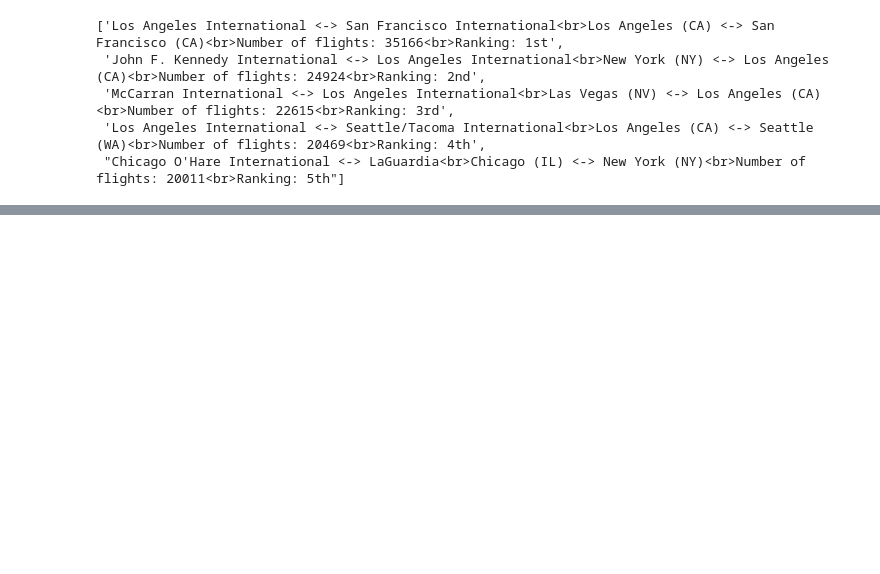
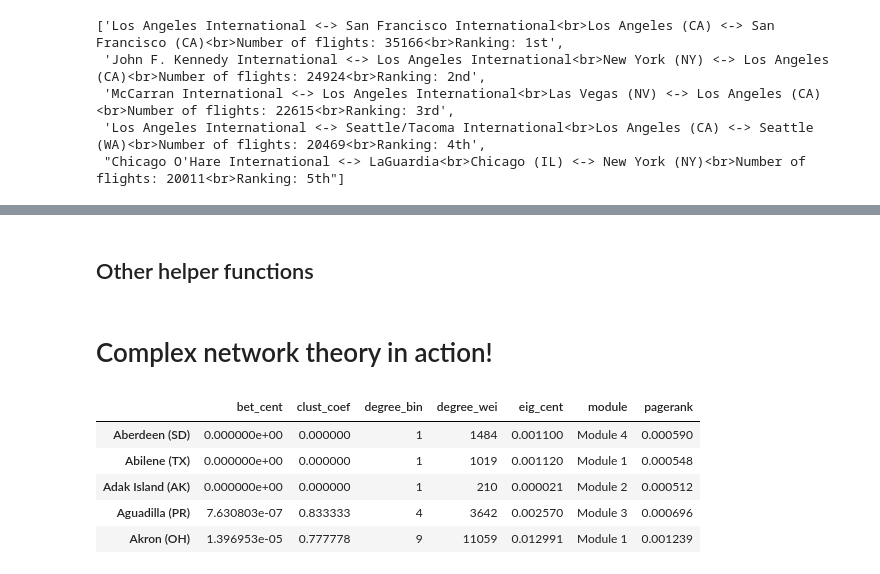
Before and after one commit to wtak23/airtraffic, a Jupyter notebook: final_scripts/network_analysis.ipynb, the cells around one changed output, grey strips where cells are left out. Saved outputs shown, nothing was run; the diff lists cells and outputs as text; code cells hidden in the pictures; blank space fills up the shorter version.

```diff
--- a/final_scripts/network_analysis.ipynb
+++ b/final_scripts/network_analysis.ipynb
@@ -411,0 +530,2 @@ nx.DiGraph
+# %% [markdown]
+## Other helper functions
@@ -411,0 +576,2 @@ nx.DiGraph
+# %% [markdown]
+# Complex network theory in action!
@@ -411,0 +588,13 @@ nx.DiGraph
+# %%
+G = make_nx_graph(route_counts,df_lookup,digraph=False)
+df_network = compute_network_measures(G,add_module_attr=True)
+
+df_network['module'] = df_network['module'].map(lambda num: 'Module '+str(num))
+df_network.head()
+# %% [output]
+|  | bet_cent | clust_coef | degree_bin | degree_wei | eig_cent | module | pagerank |
+| Aberdeen (SD) | 0.000000e+00 | 0.000000 | 1 | 1484 | 0.001100 | Module 4 | 0.000590 |
+| Abilene (TX) | 0.000000e+00 | 0.000000 | 1 | 1019 | 0.001120 | Module 1 | 0.000548 |
+| Adak Island (AK) | 0.000000e+00 | 0.000000 | 1 | 210 | 0.000021 | Module 2 | 0.000512 |
+| Aguadilla (PR) | 7.630803e-07 | 0.833333 | 4 | 3642 | 0.002570 | Module 3 | 0.000696 |
+| Akron (OH) | 1.396953e-05 | 0.777778 | 9 | 11059 | 0.012991 | Module 1 | 0.001239 |
```
Also changed, not shown: parts of 31 cells of this notebook, 2 other files.
